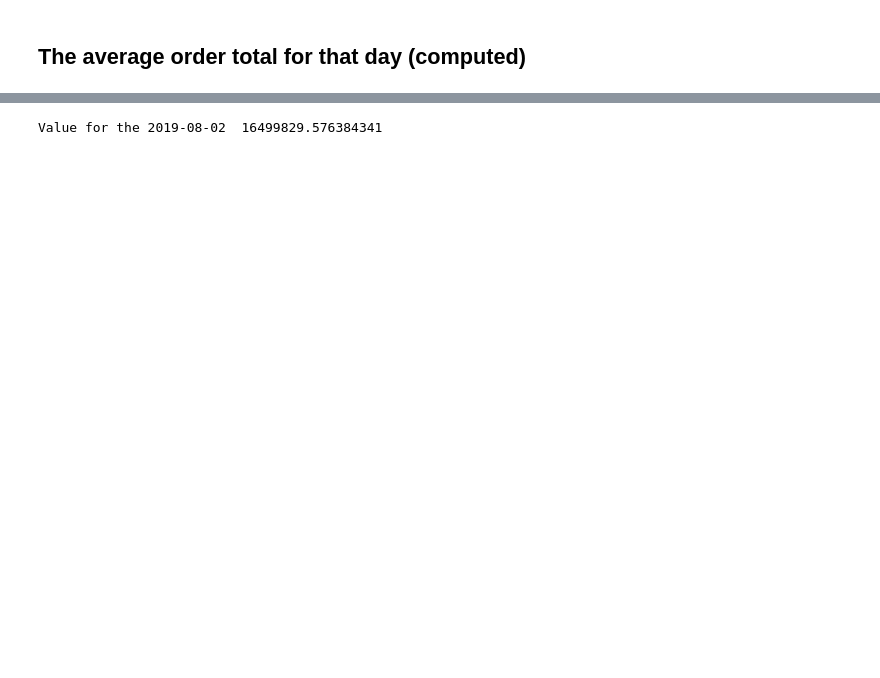
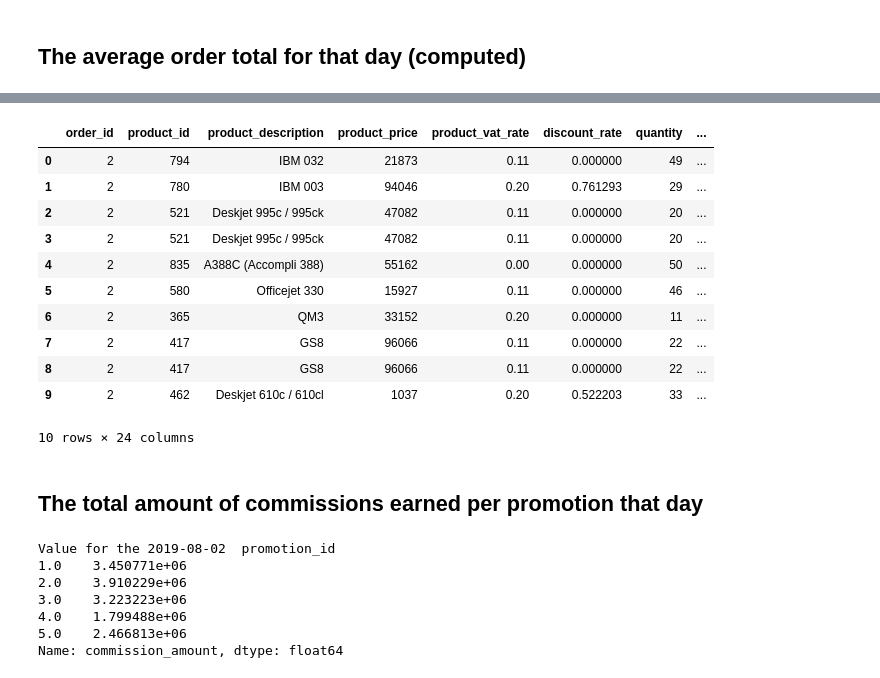
Before and after one commit to asaidomar/suade_test, a Jupyter notebook: data_analyse.ipynb, the cells around one changed output, grey strips where cells are left out. Cells and saved outputs as stored; diff of their text form; code cells hidden in the pictures; blank space fills up the shorter version.

```diff
--- a/data_analyse.ipynb
+++ b/data_analyse.ipynb
@@ -290,0 +371,20 @@ computed_avg_order_total = merged_order_and_item.groupby(["date", "order_id"])["
+# %%
+# product could have many promotions
+merged_promitions_commission_df = merged_commission_df.merge(
+    product_promotions_df, how="left", on="product_id"
+)
+# %%
+merged_promitions_commission_df.head(10)
+# %% [output]
+|  | order_id | product_id | product_description | product_price | product_vat_rate | discount_rate | quantity | ... |
+| 0 | 2 | 794 | IBM 032 | 21873 | 0.11 | 0.000000 | 49 | ... |
+| 1 | 2 | 780 | IBM 003 | 94046 | 0.20 | 0.761293 | 29 | ... |
+| 2 | 2 | 521 | Deskjet 995c / 995ck | 47082 | 0.11 | 0.000000 | 20 | ... |
+| 3 | 2 | 521 | Deskjet 995c / 995ck | 47082 | 0.11 | 0.000000 | 20 | ... |
+| 4 | 2 | 835 | A388C (Accompli 388) | 55162 | 0.00 | 0.000000 | 50 | ... |
+| 5 | 2 | 580 | Officejet 330 | 15927 | 0.11 | 0.000000 | 46 | ... |
+| 6 | 2 | 365 | QM3 | 33152 | 0.20 | 0.000000 | 11 | ... |
+| 7 | 2 | 417 | GS8 | 96066 | 0.11 | 0.000000 | 22 | ... |
+| 8 | 2 | 417 | GS8 | 96066 | 0.11 | 0.000000 | 22 | ... |
+| 9 | 2 | 462 | Deskjet 610c / 610cl | 1037 | 0.20 | 0.522203 | 33 | ... |
+10 rows × 24 columns
@@ -290,0 +393,2 @@ computed_avg_order_total = merged_order_and_item.groupby(["date", "order_id"])["
+# %% [markdown]
+## The total amount of commissions earned per promotion that day
@@ -291,4 +397,10 @@ computed_avg_order_total = merged_order_and_item.groupby(["date", "order_id"])["
 # %%
-print("Value for the 2019-08-02 ", computed_avg_order_total[get_date("2019-08-02")].mean())
+print("Value for the 2019-08-02 ", commission_per_day_promotion[get_date("2019-08-02")])
 # %% [output]
-Value for the 2019-08-02  16499829.576384341
+Value for the 2019-08-02  promotion_id
+1.0    3.450771e+06
+2.0    3.910229e+06
+3.0    3.223223e+06
+4.0    1.799488e+06
+5.0    2.466813e+06
+Name: commission_amount, dtype: float64
```
Also changed, not shown: parts of 42 cells of this notebook, 23 other files.
